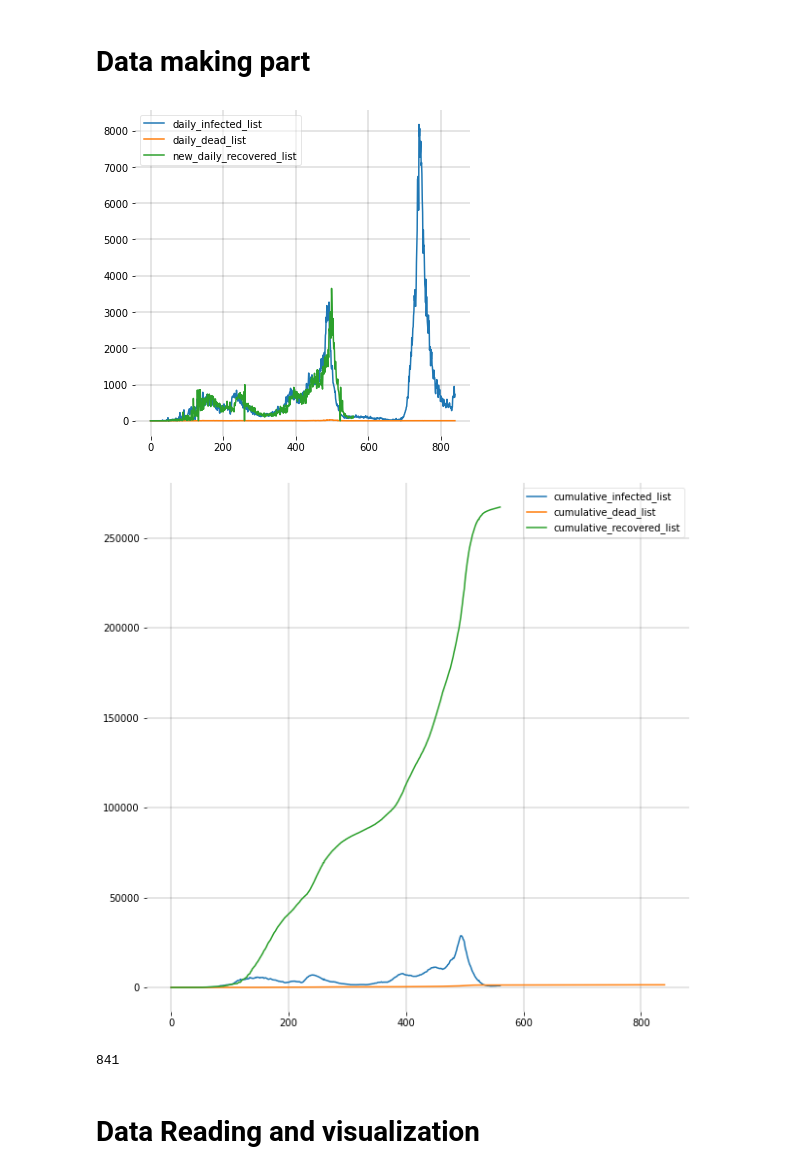
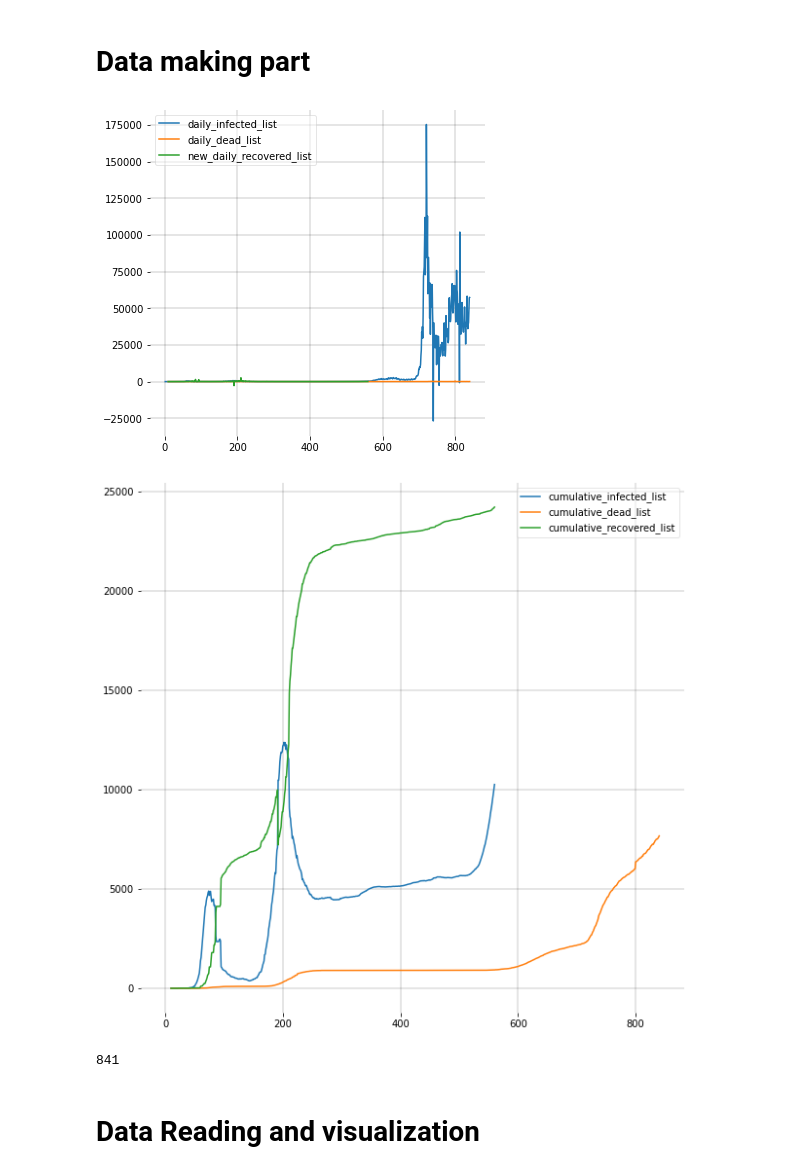
Before and after one commit to jhgoblue/covid-19-pbl, a Jupyter notebook: dinn-sird-baseline.ipynb, the cells around one changed output. Saved outputs shown, nothing was run; the diff lists cells and outputs as text; code cells hidden in the pictures.

```diff
--- a/dinn-sird-baseline.ipynb
+++ b/dinn-sird-baseline.ipynb
@@ -55,7 +55,7 @@ for file_name in sorted_fnames:
     confirmed = 0
     recovered = 0
     for key,row in df.iterrows():
-        if key == 'Bahrain':
+        if key == 'Australia':
             deaths = deaths + row['Deaths']
             confirmed = confirmed + row['Confirmed']
             recovered = recovered + row['Recovered']
@@ -97,34 +97,34 @@ for spine in ('top', 'right', 'bottom', 'left'):
     ax.spines[spine].set_visible(False)
 plt.show();
 # %% [output]
-[figure, old version]
+[figure, new version]
 # %%
 # Making the SIDR list
-N = 1569446
+N = 25997700
 cumulative_susceptible_list = []
 for i in range(len(cumulative_recovered_list)):
     cumulative_infected_list[i]=(cumulative_infected_list[i] - cumulative_recovered_list[i]- cumulative_dead_list[i])
     cumulative_susceptible_list.append(N - cumulative_recovered_list[i] - cumulative_infected_list[i] - cumulative_dead_list[i])
 
 fig = plt.figure(figsize=(10,10))
 
 ax = fig.add_subplot(111, facecolor='#dddddd', axisbelow=True)
 ax.set_facecolor('xkcd:white')
 
 # plt.plot(cumulative_susceptible_list[:310], label = 'cumulative_susceptible_list')
 plt.plot(cumulative_infected_list, label = 'cumulative_infected_list')
 plt.plot(cumulative_dead_list, label = 'cumulative_dead_list')
 plt.plot(cumulative_recovered_list, label = 'cumulative_recovered_list')
 
 ax.grid(b=True, which='major', c='black', lw=0.2, ls='-')
 legend = ax.legend()
 legend.get_frame().set_alpha(0.5)
 for spine in ('top', 'right', 'bottom', 'left'):
     ax.spines[spine].set_visible(False)
 plt.show();
 print(len(cumulative_susceptible_list))
 # %% [output]
-[figure, old version]
+[figure, new version]
 841
 # %%
 #save as csv files
```
Also changed, not shown: parts of 8 cells of this notebook.
